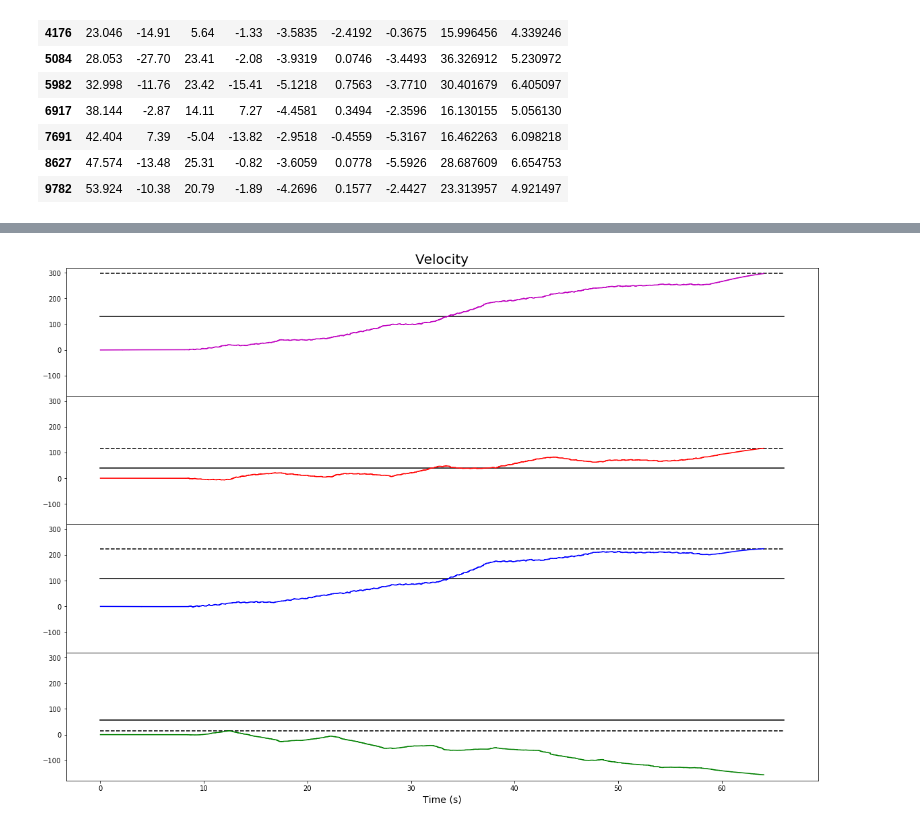
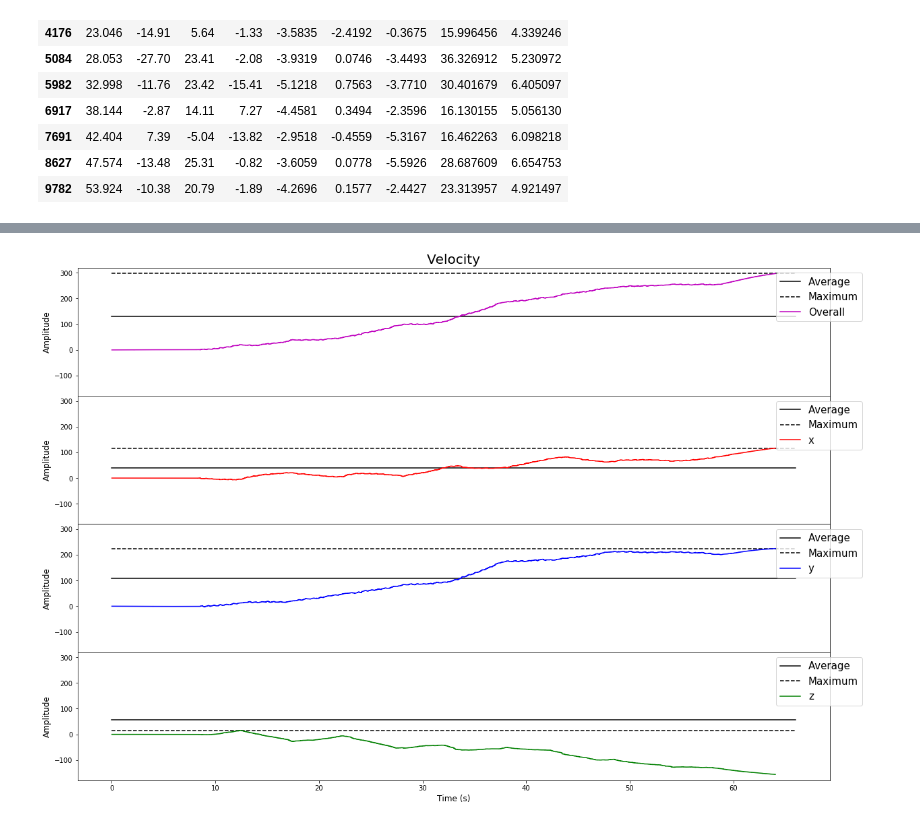
Before and after one commit to SunnyWillert18/Signals, a Jupyter notebook: deliverable_1.ipynb, the cells around one changed output, grey strips where cells are left out. Saved outputs shown, nothing was run; the diff lists cells and outputs as text; code cells hidden in the pictures.

```diff
--- a/deliverable_1.ipynb
+++ b/deliverable_1.ipynb
@@ -217,30 +242,42 @@ plt.show()
 # %%
 ### VELO ###
 fig, (ax, ax1, ax2, ax3) = plt.subplots(4, sharex=True, sharey=True, figsize=(20,14))
 
-ax.plot((0,66),(avg['a_1'], avg['a_1']), 'k-')
-ax.plot((0,66),(maxs['a_1'], maxs['a_1']), 'k--')
-ax.plot(int_1['time'], int_1['a_1'], 'm-')
+ax.plot((0,66),(avg['a_1'], avg['a_1']), 'k-', label='Average')
+ax.plot((0,66),(maxs['a_1'], maxs['a_1']), 'k--', label='Maximum')
+ax.plot(int_1['time'], int_1['a_1'], 'm-', label='Overall')
 
-ax1.plot((0,66),(avg['ax_1'], avg['ax_1']), 'k-')
-ax1.plot((0,66),(maxs['ax_1'], maxs['ax_1']), 'k--')
-ax1.plot(int_1['time'], int_1['ax_1'], 'r-')
+ax1.plot((0,66),(avg['ax_1'], avg['ax_1']), 'k-', label='Average')
+ax1.plot((0,66),(maxs['ax_1'], maxs['ax_1']), 'k--', label='Maximum')
+ax1.plot(int_1['time'], int_1['ax_1'], 'r-', label='x')
 
-ax2.plot((0,66),(avg['ay_1'], avg['ay_1']), 'k-')
-ax2.plot((0,66),(maxs['ay_1'], maxs['ay_1']), 'k--')
-ax2.plot(int_1['time'], int_1['ay_1'], 'b-')
+ax2.plot((0,66),(avg['ay_1'], avg['ay_1']), 'k-', label='Average')
+ax2.plot((0,66),(maxs['ay_1'], maxs['ay_1']), 'k--', label='Maximum')
+ax2.plot(int_1['time'], int_1['ay_1'], 'b-', label='y')
 
-ax3.plot((0,66),(avg['az_1'], avg['az_1']), 'k-')
-ax3.plot((0,66),(maxs['az_1'], maxs['az_1']), 'k--')
-ax3.plot(int_1['time'], int_1['az_1'], 'g-')
+ax3.plot((0,66),(avg['az_1'], avg['az_1']), 'k-', label='Average')
+ax3.plot((0,66),(maxs['az_1'], maxs['az_1']), 'k--', label='Maximum')
+ax3.plot(int_1['time'], int_1['az_1'], 'g-', label='z')
+
+# Format labels and title for graphs
+ax.set_title('Velocity', fontsize=20)
+ax.set_ylabel('Amplitude', size=12)
+ax1.set_ylabel('Amplitude', size=12)
+ax2.set_ylabel('Amplitude', size=12)
+ax3.set_ylabel('Amplitude', size=12)
+plt.xlabel('Time (s)', fontsize=12)
+
+# setting up graph legends
+ax.legend(bbox_to_anchor=(1.05, 1), loc=1, prop={'size':15})
+ax1.legend(bbox_to_anchor=(1.05, 1), loc=1, prop={'size':15})
+ax2.legend(bbox_to_anchor=(1.05, 1), loc=1, prop={'size':15})
+ax3.legend(bbox_to_anchor=(1.05, 1), loc=1, prop={'size':15})
 
 fig.subplots_adjust(hspace=0)
 plt.setp([a.get_xticklabels() for a in fig.axes[:-1]], visible=False)
-ax.set_title('Velocity', fontsize=20)
-plt.xlabel('Time (s)', fontsize=14)
 plt.show()
 # %% [output]
-[figure, old version]
+[figure, new version]
 # %%
 ### DIST ###
 fig, (ax, ax1, ax2, ax3) = plt.subplots(4, sharex=True, sharey=True, figsize=(20,14))
```
Also changed, not shown: parts of 4 cells of this notebook.
